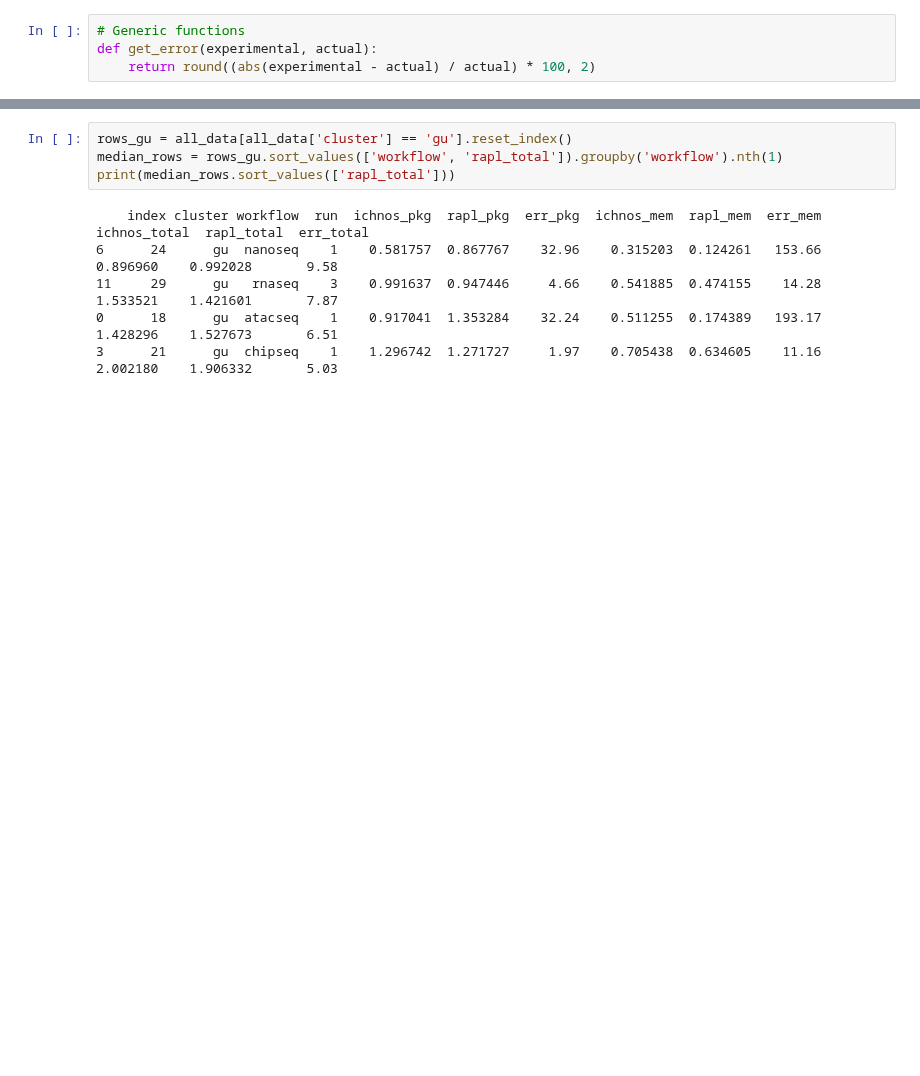
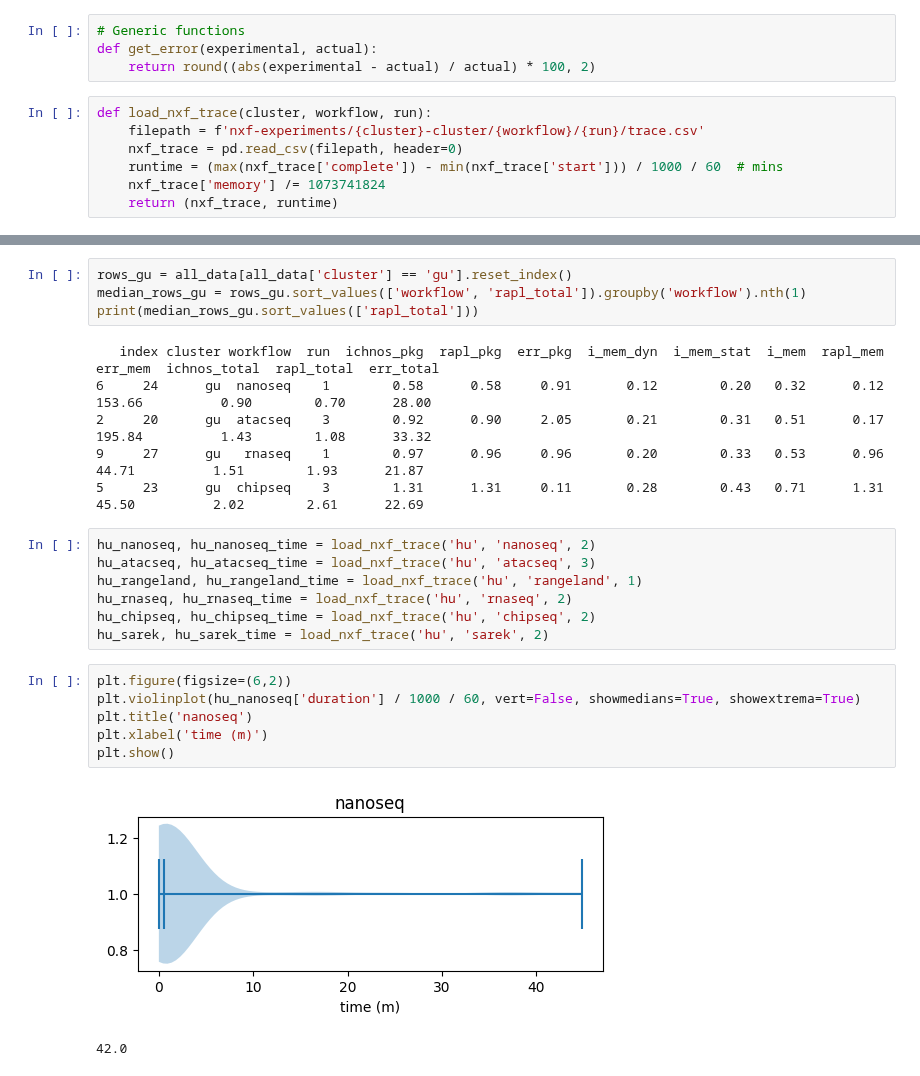
Before and after one commit to GlasgowC3lab/ichnos-results-evaluation, a Jupyter notebook: ext-results/ext-analysis.ipynb, the cells around one changed output, grey strips where cells are left out. Saved outputs shown, nothing was run; the diff lists cells and outputs as text; blank space fills up the shorter version.

```diff
--- a/ext-results/ext-analysis.ipynb
+++ b/ext-results/ext-analysis.ipynb
@@ -146,6 +138,13 @@ def load_ichnos_data(cluster, workflow, runs, strategy):
 # Generic functions
 def get_error(experimental, actual):
     return round((abs(experimental - actual) / actual) * 100, 2)
+# %%
+def load_nxf_trace(cluster, workflow, run):
+    filepath = f'nxf-experiments/{cluster}-cluster/{workflow}/{run}/trace.csv'
+    nxf_trace = pd.read_csv(filepath, header=0)
+    runtime = (max(nxf_trace['complete']) - min(nxf_trace['start'])) / 1000 / 60  # mins
+    nxf_trace['memory'] /= 1073741824
+    return (nxf_trace, runtime)
 # %%
 rapl_data = {'hu': {}, 'gu': {}}
 rapl_data['hu']['rnaseq'] = process_rapl_data(load_workflow_rapl_readings('hu', 'rnaseq'))
@@ -221,10 +222,26 @@ print(median_rows.sort_values(['rapl_total']))
 # %%
 rows_gu = all_data[all_data['cluster'] == 'gu'].reset_index()
-median_rows = rows_gu.sort_values(['workflow', 'rapl_total']).groupby('workflow').nth(1)
-print(median_rows.sort_values(['rapl_total']))
+median_rows_gu = rows_gu.sort_values(['workflow', 'rapl_total']).groupby('workflow').nth(1)
+print(median_rows_gu.sort_values(['rapl_total']))
 # %% [output]
-    index cluster workflow  run  ichnos_pkg  rapl_pkg  err_pkg  ichnos_mem  rapl_mem  err_mem  ichnos_total  rapl_total  err_total
-6      24      gu  nanoseq    1    0.581757  0.867767    32.96    0.315203  0.124261   153.66      0.896960    0.992028       9.58
-11     29      gu   rnaseq    3    0.991637  0.947446     4.66    0.541885  0.474155    14.28      1.533521    1.421601       7.87
-0      18      gu  atacseq    1    0.917041  1.353284    32.24    0.511255  0.174389   193.17      1.428296    1.527673       6.51
-3      21      gu  chipseq    1    1.296742  1.271727     1.97    0.705438  0.634605    11.16      2.002180    1.906332       5.03
+   index cluster workflow  run  ichnos_pkg  rapl_pkg  err_pkg  i_mem_dyn  i_mem_stat  i_mem  rapl_mem  err_mem  ichnos_total  rapl_total  err_total
+6     24      gu  nanoseq    1        0.58      0.58     0.91       0.12        0.20   0.32      0.12   153.66          0.90        0.70      28.00
+2     20      gu  atacseq    3        0.92      0.90     2.05       0.21        0.31   0.51      0.17   195.84          1.43        1.08      33.32
+9     27      gu   rnaseq    1        0.97      0.96     0.96       0.20        0.33   0.53      0.96    44.71          1.51        1.93      21.87
+5     23      gu  chipseq    3        1.31      1.31     0.11       0.28        0.43   0.71      1.31    45.50          2.02        2.61      22.69
+# %%
+hu_nanoseq, hu_nanoseq_time = load_nxf_trace('hu', 'nanoseq', 2)
+hu_atacseq, hu_atacseq_time = load_nxf_trace('hu', 'atacseq', 3)
+hu_rangeland, hu_rangeland_time = load_nxf_trace('hu', 'rangeland', 1)
+hu_rnaseq, hu_rnaseq_time = load_nxf_trace('hu', 'rnaseq', 2)
+hu_chipseq, hu_chipseq_time = load_nxf_trace('hu', 'chipseq', 2)
+hu_sarek, hu_sarek_time = load_nxf_trace('hu', 'sarek', 2)
+# %%
+plt.figure(figsize=(6,2))
+plt.violinplot(hu_nanoseq['duration'] / 1000 / 60, vert=False, showmedians=True, showextrema=True)
+plt.title('nanoseq')
+plt.xlabel('time (m)')
+plt.show()
+# %% [output]
+[figure, added]
+42.0
```
Also changed, not shown: parts of 9 cells of this notebook, 12 other files.
